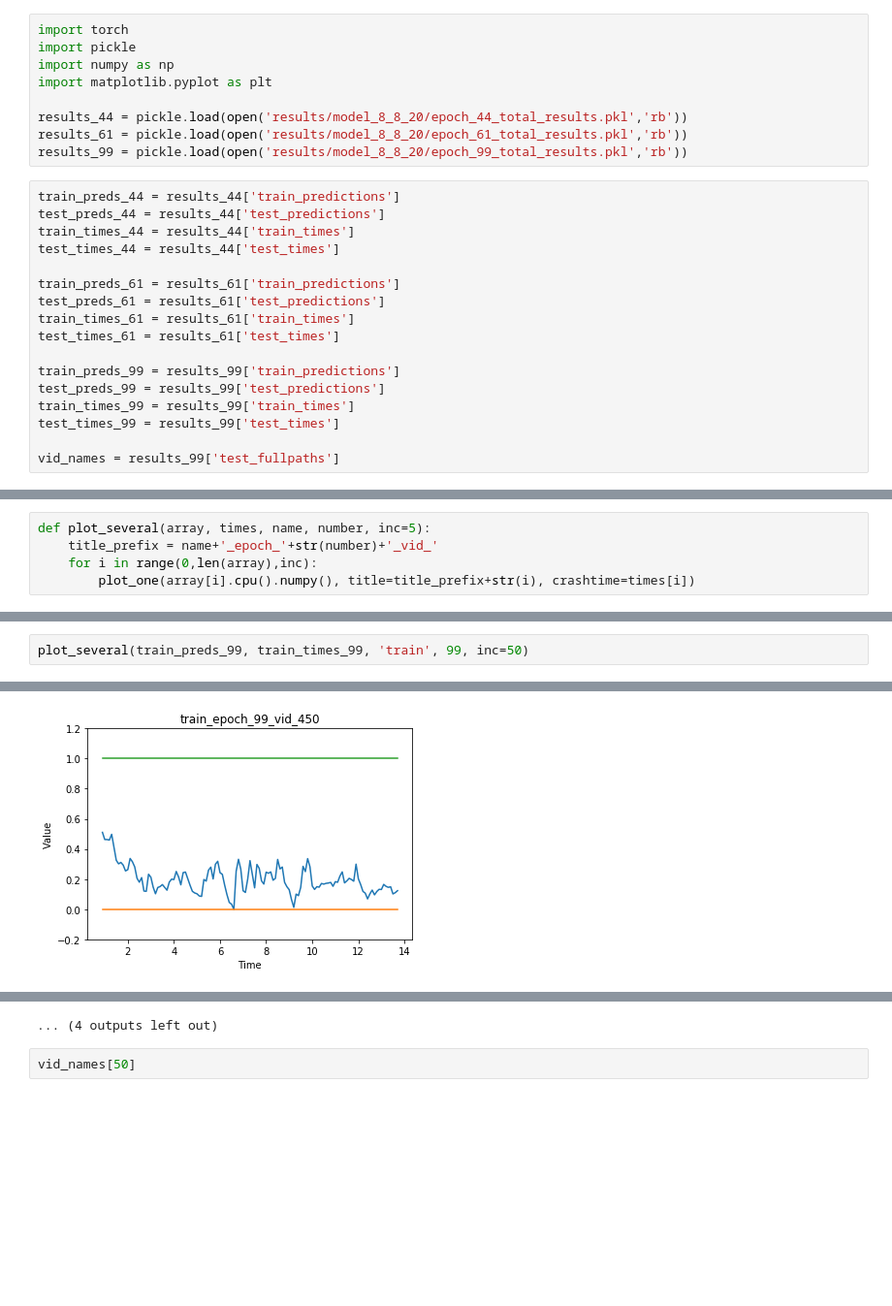
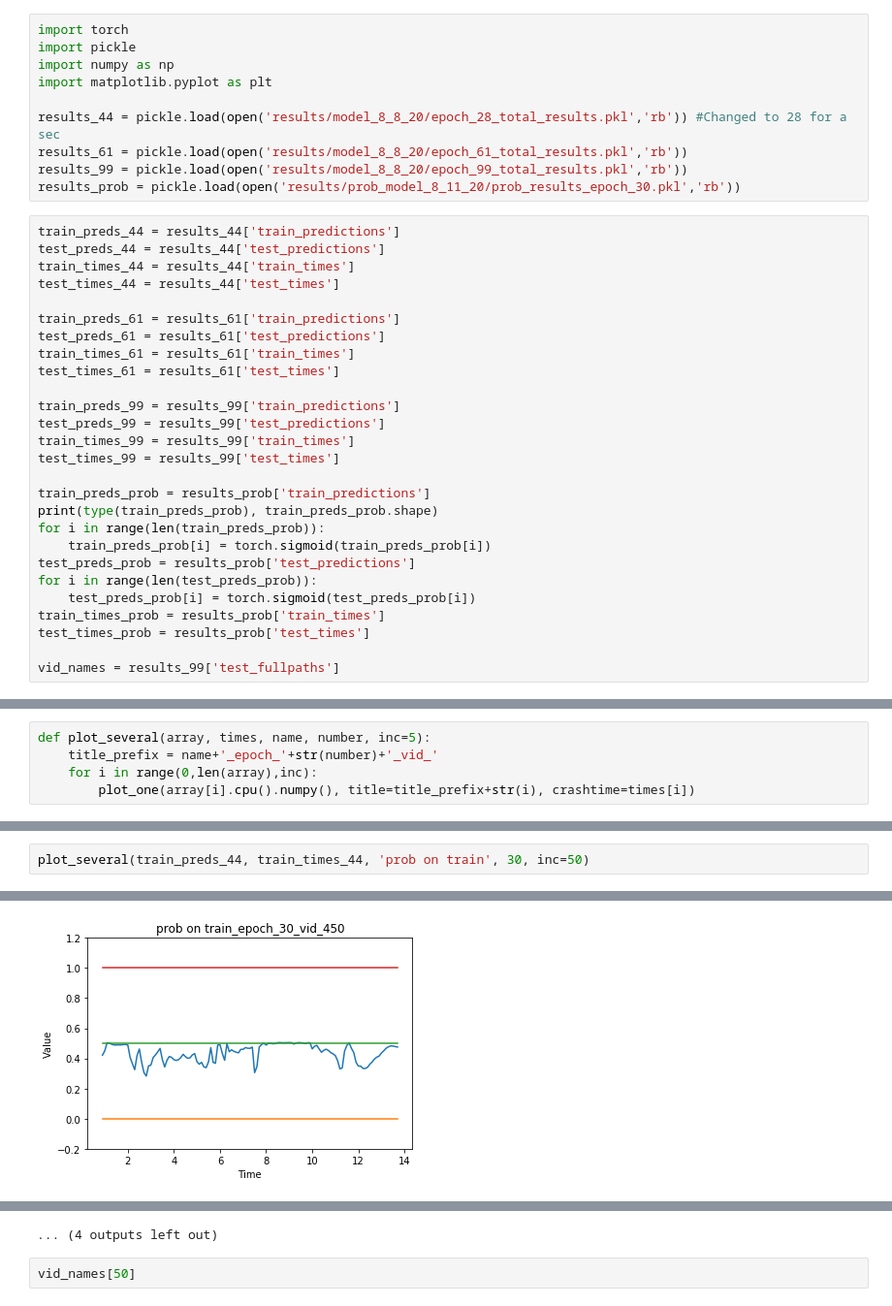
Before and after one commit to rkruser/granger-causal-frames, a Jupyter notebook: visualize.ipynb, the cells around one changed output, grey strips where cells are left out. Shown at 97% size. Drawn from its saved outputs; the diff is of its cells as text; blank space fills up the shorter version.

Commit message:
Testing epoch 30 of probability regressor

```diff
--- a/visualize.ipynb
+++ b/visualize.ipynb
@@ -4,9 +4,10 @@ import pickle
 import numpy as np
 import matplotlib.pyplot as plt
 
-results_44 = pickle.load(open('results/model_8_8_20/epoch_44_total_results.pkl','rb'))
+results_44 = pickle.load(open('results/model_8_8_20/epoch_28_total_results.pkl','rb')) #Changed to 28 for a sec
 results_61 = pickle.load(open('results/model_8_8_20/epoch_61_total_results.pkl','rb'))
 results_99 = pickle.load(open('results/model_8_8_20/epoch_99_total_results.pkl','rb'))
+results_prob = pickle.load(open('results/prob_model_8_11_20/prob_results_epoch_30.pkl','rb'))
 # %%
 train_preds_44 = results_44['train_predictions']
 test_preds_44 = results_44['test_predictions']
@@ -23,4 +24,14 @@ test_preds_99 = results_99['test_predictions']
 train_times_99 = results_99['train_times']
 test_times_99 = results_99['test_times']
 
+train_preds_prob = results_prob['train_predictions']
+print(type(train_preds_prob), train_preds_prob.shape)
+for i in range(len(train_preds_prob)):
+    train_preds_prob[i] = torch.sigmoid(train_preds_prob[i])
+test_preds_prob = results_prob['test_predictions']
+for i in range(len(test_preds_prob)):
+    test_preds_prob[i] = torch.sigmoid(test_preds_prob[i])
+train_times_prob = results_prob['train_times']
+test_times_prob = results_prob['test_times']
+
 vid_names = results_99['test_fullpaths']
@@ -71,3 +86,3 @@ plot_several(test_preds_99, test_times_99, 'test', 99, inc=1)
 # %%
-plot_several(train_preds_99, train_times_99, 'train', 99, inc=50)
+plot_several(train_preds_44, train_times_44, 'prob on train', 30, inc=50)
 # %% [output]
@@ -83 +98 @@ plot_several(train_preds_99, train_times_99, 'train', 99, inc=50)
-[figure, old version]
+[figure, new version]
```
Also changed, not shown: parts of 5 cells of this notebook, 2 other files.
